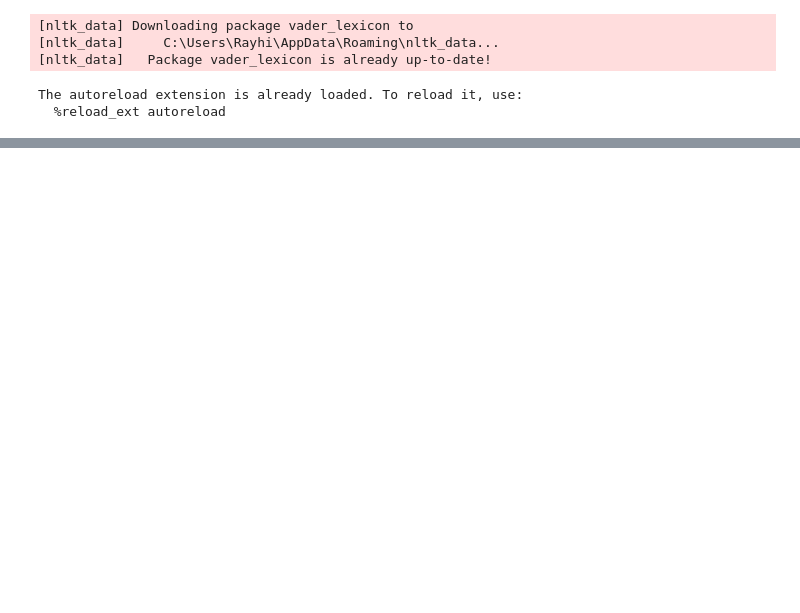
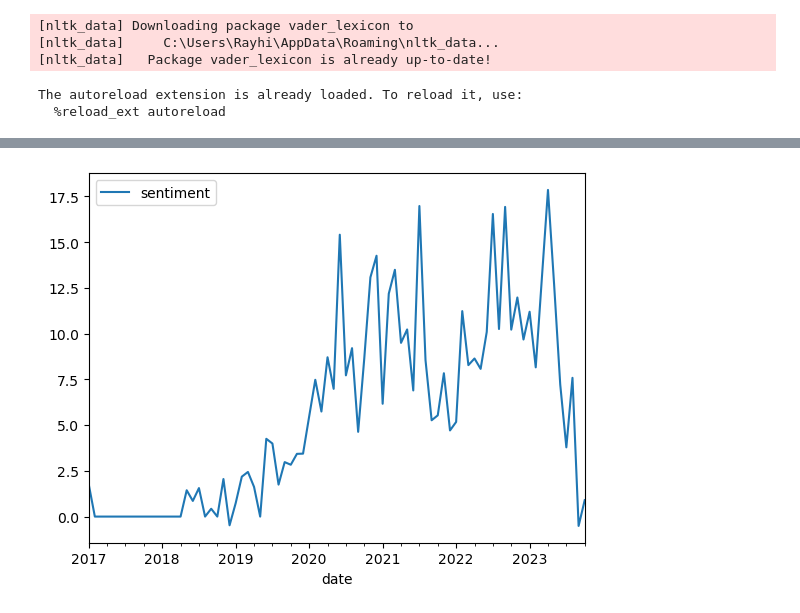
Before and after one commit to ycray6458/assignment2-of-social-media, a Jupyter notebook: SentimentAnalysis.ipynb, the cells around one changed output, grey strips where cells are left out. Saved outputs shown, nothing was run; the diff lists cells and outputs as text; code cells hidden in the pictures; blank space fills up the shorter version.

```diff
--- a/SentimentAnalysis.ipynb
+++ b/SentimentAnalysis.ipynb
@@ -226,0 +187,2 @@ plt.show()
+# %%
+lSentiment2 = vaderSentimentAnalysis('dataFromReddit_ProgrammingLanguages.csv', flagPrint, redditProcessor)
@@ -226,0 +207,13 @@ plt.show()
+# %%
+
+series2 = pd.DataFrame(lSentiment2, columns=['date', 'sentiment'])
+# tell pandas that the date column is the one we use for indexing (or x-axis)
+series2.set_index('date', inplace=True)
+# pandas makes a guess at the type of the columns, but to make sure it doesn't get it wrong, we set the sentiment
+# column to floats
+series2[['sentiment']] = series2[['sentiment']].apply(pd.to_numeric)
+newSeries2 = series2.resample('1M').sum()
+newSeries2.plot()
+plt.show()
+# %% [output]
+[figure, added]
```
Also changed, not shown: parts of 9 cells of this notebook, 1 other file.
